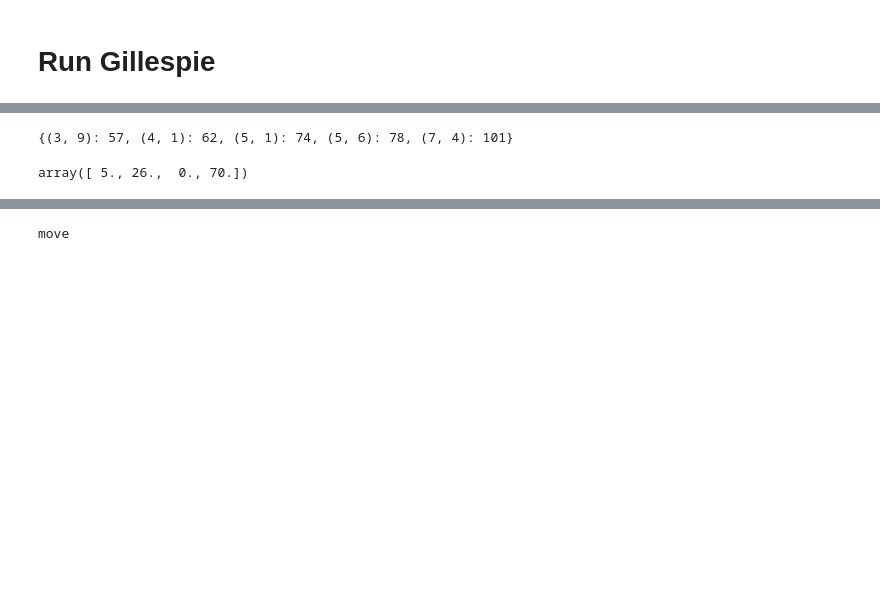
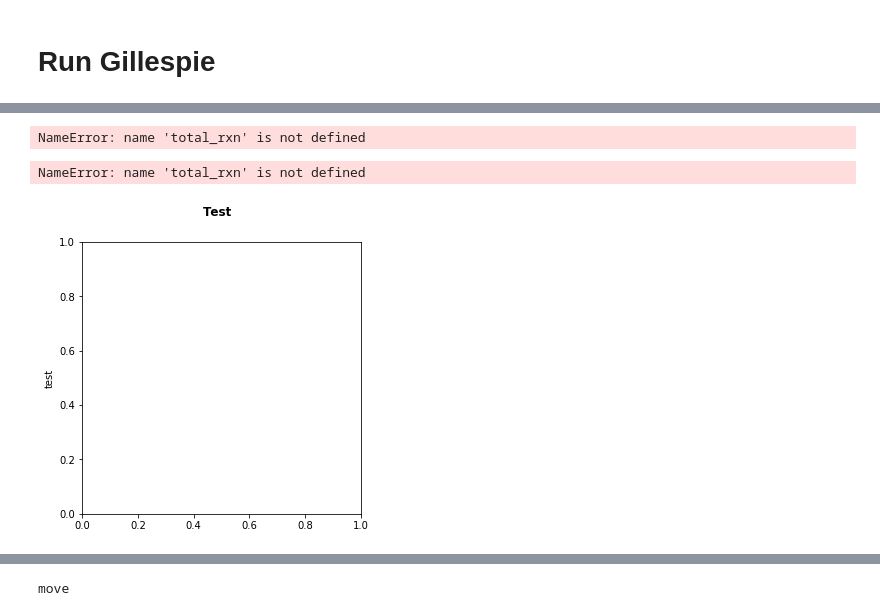
Before and after one commit to apadr007/Stochastic-RNA-granule-simulation, a Jupyter notebook: Self Dimerization Gillespie.ipynb, the cells around one changed output, grey strips where cells are left out. Cells and saved outputs as stored; diff of their text form; code cells hidden in the pictures; blank space fills up the shorter version.

```diff
--- a/Self Dimerization Gillespie.ipynb
+++ b/Self Dimerization Gillespie.ipynb
@@ -350,9 +356,9 @@ from operator import add
 import numpy
 from igraph import *
 
-spaceMax = 10
+spaceMax = 30
 spaceMin = 0
-node_number = 70
+node_number = 540
 legal_moves, illegal_moves = illegal_position_generator(spaceMax, spaceMin)
 layout_old = layout_gen(node_number, legal_moves)
 
@@ -616,9 +621,32 @@ rxn_results.sum(axis=0)
-# %%
-layout_old
-# %% [output]
-{(3, 9): 57, (4, 1): 62, (5, 1): 74, (5, 6): 78, (7, 4): 101}
-# %%
-num_of_intermolc = rxn_results.sum(axis=0)[1]
-num_of_intramolc = rxn_results.sum(axis=0)[2]
-# %% [output]
-array([ 5., 26.,  0., 70.])
+# %%
+#at 28% filled
+#total_rxn = np.zeros(shape=(10,4))
+total_rxn[9] = rxn_results.sum(axis=0)
+# %%
+#total_rxn=np.delete(total_rxn, 3, axis=1)
+#total_rxn=np.delete(total_rxn, 0, axis=1)
+total_rxn=total_rxn/np.sum(total_rxn)
+# %% [output]
+NameError: name 'total_rxn' is not defined
+# %%
+# Create a figure instance
+import matplotlib
+import matplotlib.pyplot as plt
+%matplotlib inline
+
+fig = plt.figure(1, figsize=(5, 5))
+fig.suptitle('Test', fontsize=12, fontweight='bold')
+
+
+# Create an axes instance
+ax = fig.add_subplot(111)
+ax.set_ylabel('test')
+
+
+
+# Create the boxplot
+bp = ax.boxplot(total_rxn )
+fig.savefig('total_rxn_28.pdf', bbox_inches='tight')
+# %% [output]
+NameError: name 'total_rxn' is not defined
+[figure, added]
```
Also changed, not shown: parts of 11 cells of this notebook, 6 other files.
